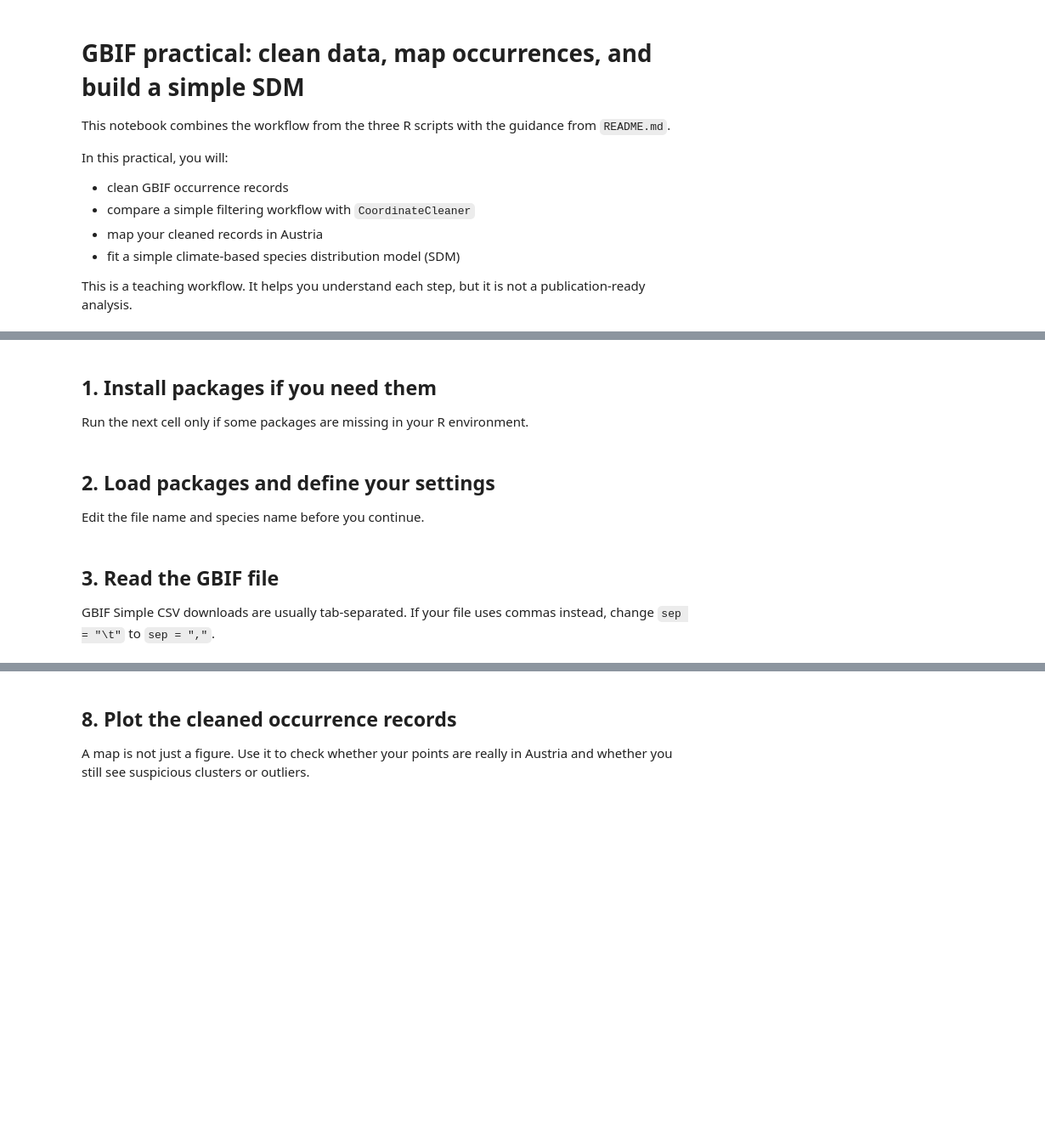
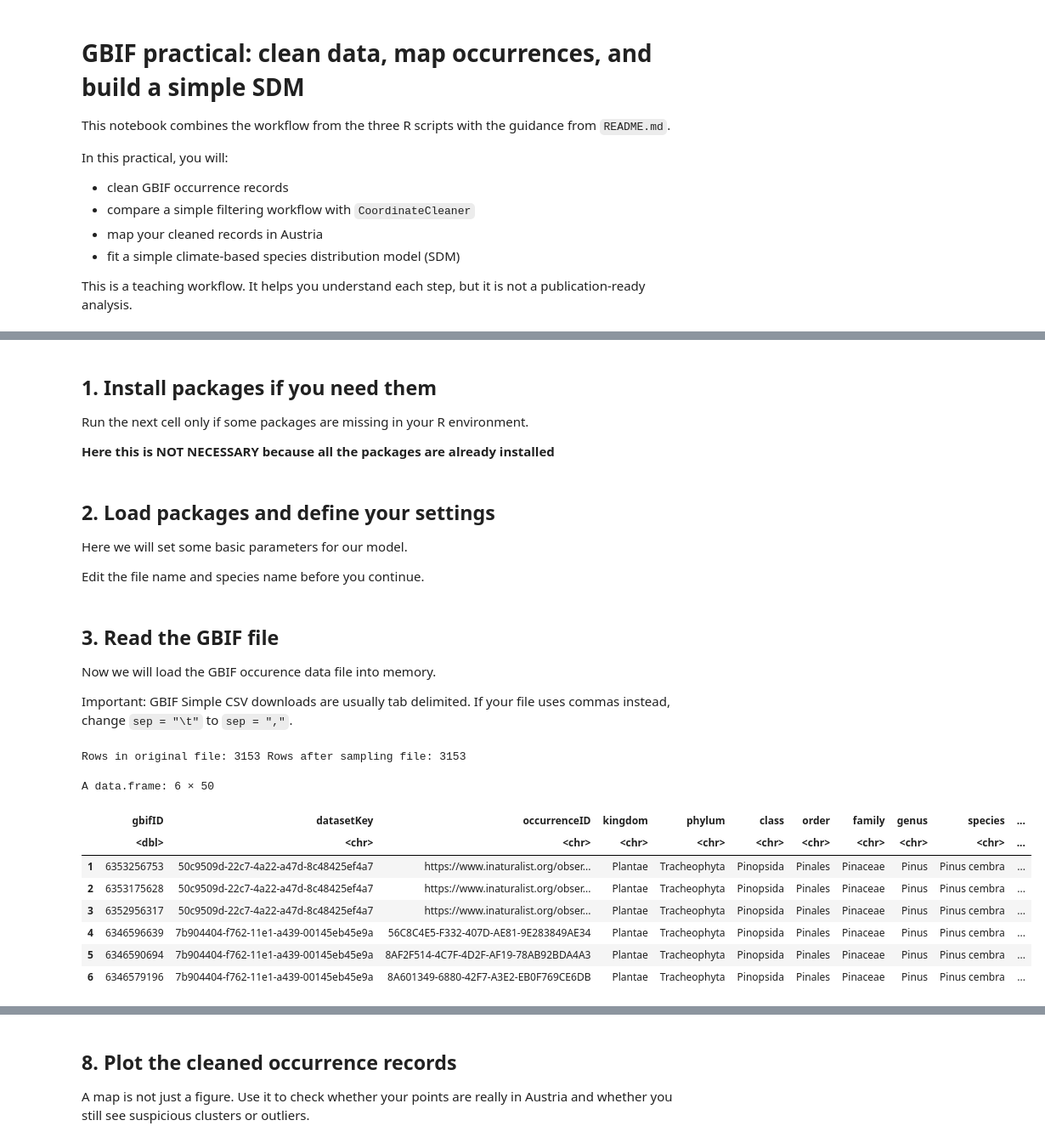
Before and after one commit to reslp/gbif-sdm-practical, a Jupyter notebook: gbif_sdm_practical.ipynb, the cells around one changed output, grey strips where cells are left out. Shown at 85% size. Saved outputs shown, nothing was run; the diff lists cells and outputs as text; code cells hidden in the pictures; blank space fills up the shorter version.

```diff
--- a/gbif_sdm_practical.ipynb
+++ b/gbif_sdm_practical.ipynb
@@ -24,12 +24,16 @@ You will mainly work with these folders:
 ## 1. Install packages if you need them
 
 Run the next cell only if some packages are missing in your R environment.
+
+**Here this is NOT NECESSARY because all the packages are already installed**
 # %%
 # install.packages(c("dplyr", "ggplot2", "terra", "geodata", "sf"))
 # install.packages("CoordinateCleaner")
 # %% [markdown]
 ## 2. Load packages and define your settings
 
+Here we will set some basic parameters for our model.
+
 Edit the file name and species name before you continue.
 # %%
 suppressPackageStartupMessages({
@@ -40,14 +44,16 @@ suppressPackageStartupMessages({
   library(sf)
 })
 
-input_file <- "data/Hypogymnia_physodes_Gbif_AT_DE_CH.csv"
-species_name <- "Hypogymnia physodes"
+# Place your input files in data/ using drag and drop and modify the names below:
+input_file <- "data/Pinus_cembra_AT.csv"
+species_name <- "Pinus cembra"
 
-active_cleaning_method <- "standard"   # use "standard" or "coordinatecleaner"
-max_uncertainty_m <- 10000
-min_year <- 1970
+# some parameters for the analysis
+max_uncertainty_m <- 10000 # allowed coordinate uncertainty of the record in m
+min_year <- 1970 # age of the record
+nrecords <- 5000 # number of records to be used
 
-n_background <- 5000
+n_background <- 5000 # number of background points
 climate_resolution <- 10
 point_colour <- "#1b9e77"
 point_size <- 1.6
@@ -56,25 +62,41 @@ dir.create("results", recursive = TRUE, showWarnings = FALSE)
 # %% [markdown]
 ## 3. Read the GBIF file
 
-GBIF Simple CSV downloads are usually tab-separated. If your file uses commas instead, change `sep = "\t"` to `sep = ","`.
+Now we will load the GBIF occurence data file into memory.
+
+Important: GBIF Simple CSV downloads are usually tab delimited. If your file uses commas instead, change `sep = "\t"` to `sep = ","`.
 # %%
-gbif <- read.delim(
+gbif_raw <- read.delim(
   input_file,
-  sep = "	",
+  sep = "\t",
   quote = "",
   fill = TRUE,
   stringsAsFactors = FALSE
 )
 
-gbif <- gbif %>%
+gbif_raw <- gbif_raw %>%
   mutate(
     decimalLongitude = suppressWarnings(as.numeric(decimalLongitude)),
     decimalLatitude = suppressWarnings(as.numeric(decimalLatitude)),
     coordinateUncertaintyInMeters = suppressWarnings(as.numeric(coordinateUncertaintyInMeters)),
     year = suppressWarnings(as.integer(year))
   )
 
-cat("Rows in original file:", nrow(gbif), "
-")
+cat("Rows in original file:", nrow(gbif_raw), "")
+if (nrow(gbif_raw) > 5000) {
+    gbif <- gbif_raw[sample(nrow(gbif_raw), nrecords), ]
+    } else { gbif <- gbif_raw }
+cat("Rows after sampling file:", nrow(gbif), "")
 head(gbif)
+# %% [output]
+Rows in original file: 3153 Rows after sampling file: 3153
+A data.frame: 6 × 50
+|  | gbifID | datasetKey | occurrenceID | kingdom | phylum | class | order | family | genus | species | ... |
+|  | <dbl> | <chr> | <chr> | <chr> | <chr> | <chr> | <chr> | <chr> | <chr> | <chr> | ... |
+| 1 | 6353256753 | 50c9509d-22c7-4a22-a47d-8c48425ef4a7 | https://www.inaturalist.org/obser... | Plantae | Tracheophyta | Pinopsida | Pinales | Pinaceae | Pinus | Pinus cembra | ... |
+| 2 | 6353175628 | 50c9509d-22c7-4a22-a47d-8c48425ef4a7 | https://www.inaturalist.org/obser... | Plantae | Tracheophyta | Pinopsida | Pinales | Pinaceae | Pinus | Pinus cembra | ... |
+| 3 | 6352956317 | 50c9509d-22c7-4a22-a47d-8c48425ef4a7 | https://www.inaturalist.org/obser... | Plantae | Tracheophyta | Pinopsida | Pinales | Pinaceae | Pinus | Pinus cembra | ... |
+| 4 | 6346596639 | 7b904404-f762-11e1-a439-00145eb45e9a | 56C8C4E5-F332-407D-AE81-9E283849AE34 | Plantae | Tracheophyta | Pinopsida | Pinales | Pinaceae | Pinus | Pinus cembra | ... |
+| 5 | 6346590694 | 7b904404-f762-11e1-a439-00145eb45e9a | 8AF2F514-4C7F-4D2F-AF19-78AB92BDA4A3 | Plantae | Tracheophyta | Pinopsida | Pinales | Pinaceae | Pinus | Pinus cembra | ... |
+| 6 | 6346579196 | 7b904404-f762-11e1-a439-00145eb45e9a | 8A601349-6880-42F7-A3E2-EB0F769CE6DB | Plantae | Tracheophyta | Pinopsida | Pinales | Pinaceae | Pinus | Pinus cembra | ... |
 # %% [markdown]
```
Also changed, not shown: parts of 10 cells of this notebook.
